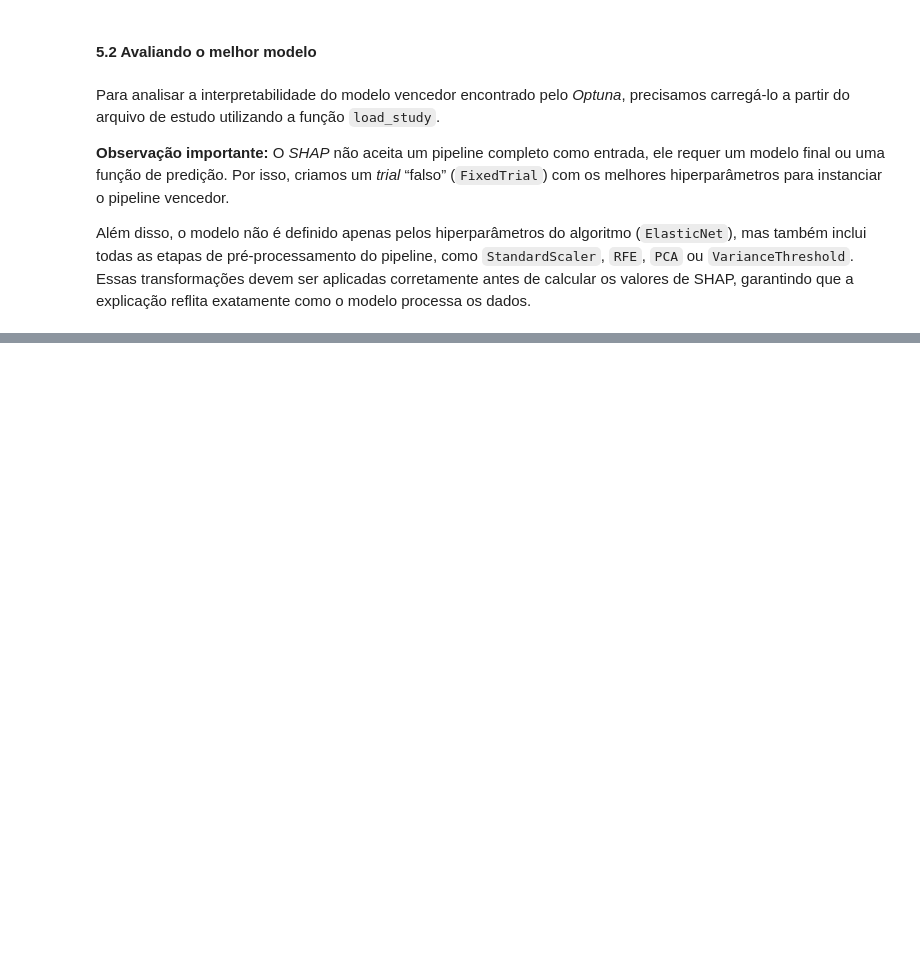
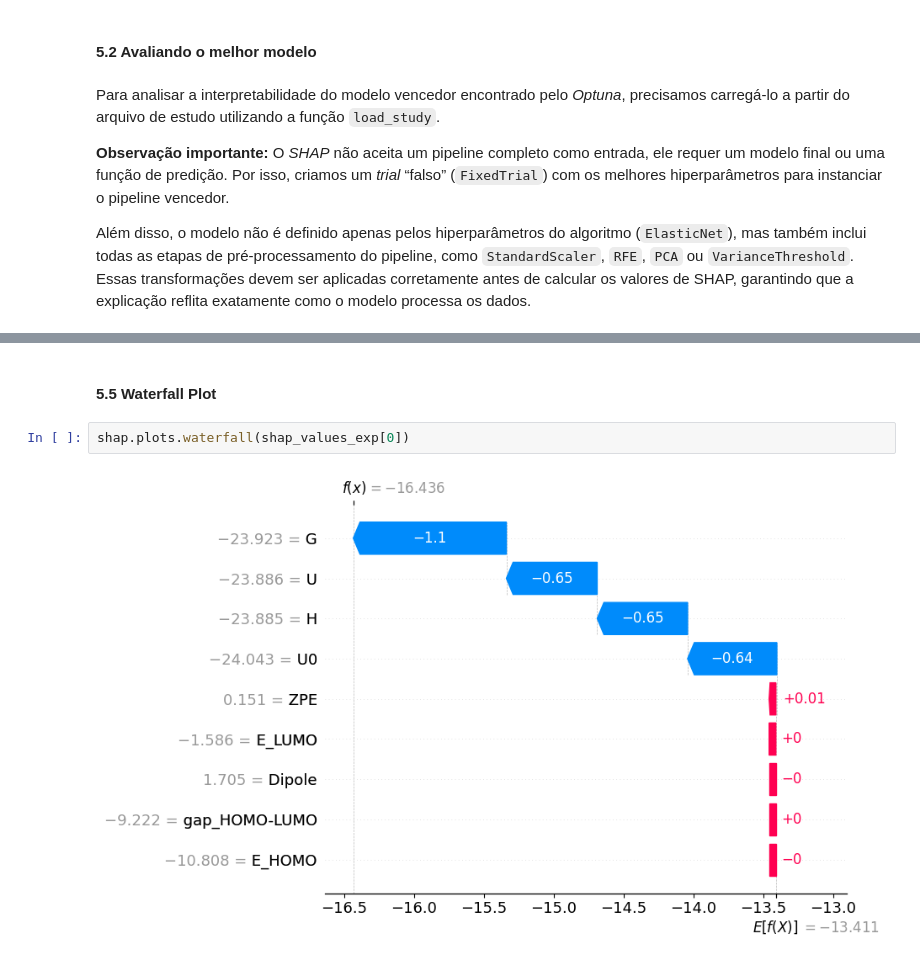
Before and after one commit to Velky2/R2D2, a Jupyter notebook: machine_learning_models/elaticnet.ipynb, the cells around one changed output, grey strips where cells are left out. Saved outputs shown, nothing was run; the diff lists cells and outputs as text; blank space fills up the shorter version.

```diff
--- a/machine_learning_models/elaticnet.ipynb
+++ b/machine_learning_models/elaticnet.ipynb
@@ -410,0 +442,6 @@ Assim, podemos conclui que modelo parece depender fortemente de um **pequeno sub
+# %% [markdown]
+#### 5.5 Waterfall Plot
+# %%
+shap.plots.waterfall(shap_values_exp[0])
+# %% [output]
+[figure, added]
```
Also changed, not shown: parts of 15 cells of this notebook.
